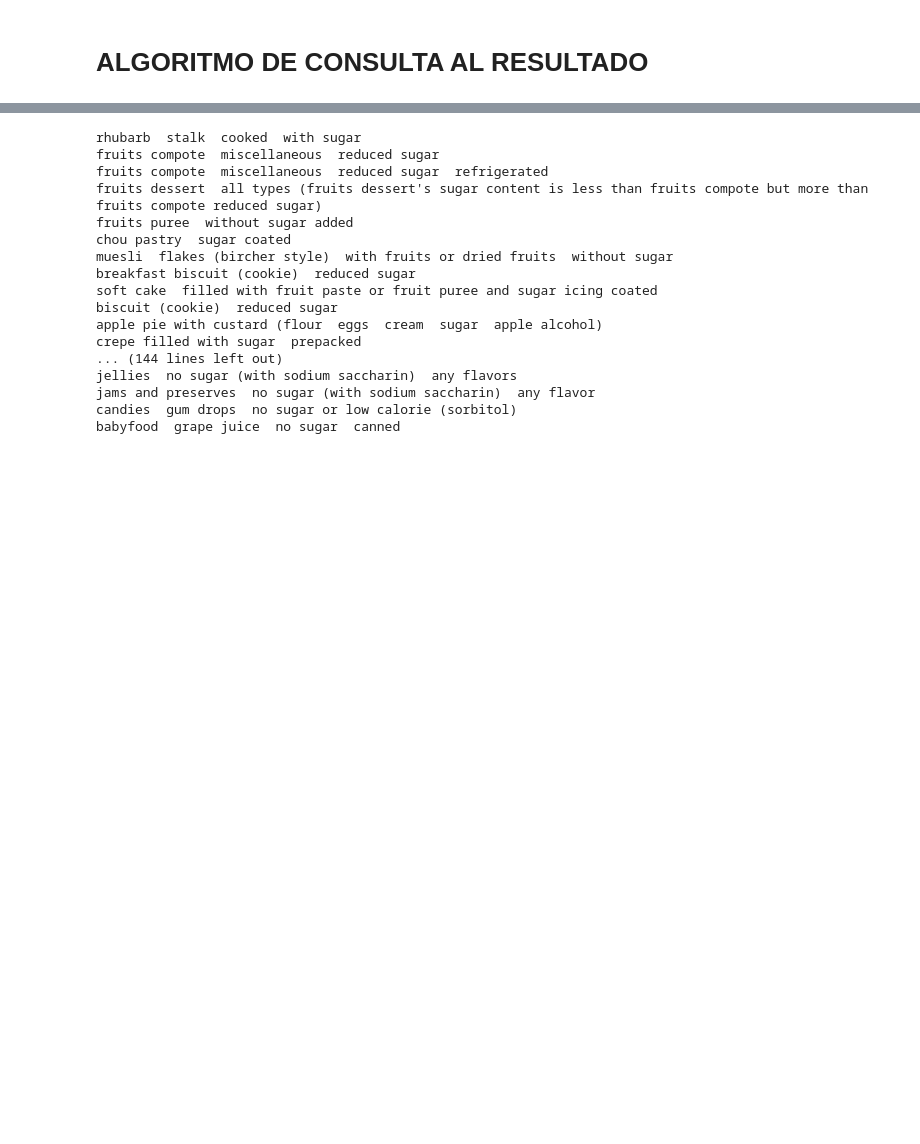
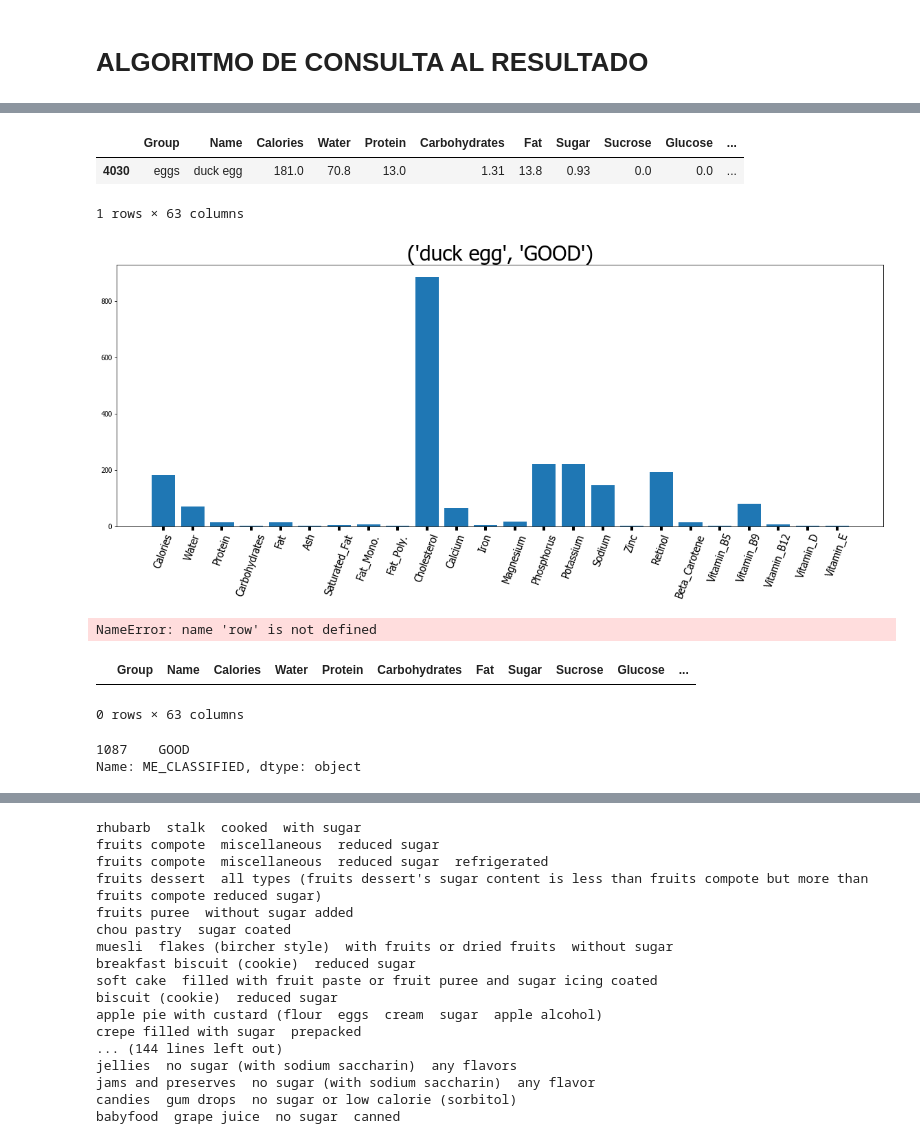
Before and after one commit to CMFV/FINAL_PROJECT, a Jupyter notebook: Clustering_data.ipynb, the cells around one changed output, grey strips where cells are left out. Saved outputs shown, nothing was run; the diff lists cells and outputs as text; code cells hidden in the pictures; blank space fills up the shorter version.

Commit message:
plots ya funcionando

```diff
--- a/Clustering_data.ipynb
+++ b/Clustering_data.ipynb
@@ -302,19 +389,17 @@ result
 # %%
-import textdistance
+def consulta(kw, lista):
+    metric = textdistance.cosine.distance
+    scores = enumerate(map(lambda x :metric(kw,x), lista))
+    scores = sorted(scores, key=lambda x:x[1])
+    return list(map(lambda x: (lista[x[0]], x[1]), scores))[:5]
 
-def consulta(kw):
-    metric = textdistance.cosine.distance
-    scores = enumerate(map(lambda x :metric(kw,x), lst))
-    scores = sorted(scores, key=lambda x:x[1])
-    index, score = scores[0]
-    return 'Select one of this dishes:', list(map(lambda x: (lst[x[0]], x[1]), scores))[:10]
+lista = filtro(inputo, column)
+resultado = consulta(inputo, lista)
 
-def filtro(kw):
-    lst = result['Name']
-    for i in lst:
-        if kw in i:
-            return consulta(kw)
-        else: return '{} is not in our database, please ask for other food'.format(kw)
-
-
-filtro("sugar")
+res = [alimento for alimento, score in resultado][0]
+res
+result[column==str(res)]
+# %% [output]
+|  | Group | Name | Calories | Water | Protein | Carbohydrates | Fat | Sugar | Sucrose | Glucose | ... |
+| 4030 | eggs | duck egg | 181.0 | 70.8 | 13.0 | 1.31 | 13.8 | 0.93 | 0.0 | 0.0 | ... |
+1 rows × 63 columns
@@ -324,0 +406,36 @@ def generateScores(kw, lst):
+# %%
+def plotter_selected (res, df, column):
+    row=df[column==str(res)]
+    row.reset_index(inplace=True,drop=True)
+    lst=[]
+    keys=[]
+    for i in range(len(row.columns)-3):
+        if float(row[row.columns[i+2]])>1:
+            lst.append((row[row.columns[i+2]][0]))
+            keys.append(row.columns[i+2])
+
+    f, ax = plt.subplots(figsize=(20,7))
+    plt.bar(keys,lst)
+    ax.tick_params(axis='x', rotation=70, length=6, width=4, labelsize=15)
+    plt.title((row.Name[0],row.ME_CLASSIFIED[0]), fontsize=30)
+    grafico_resultado=plt.show();
+    return grafico_resultado
+
+plotter_selected(res, result, column)
+# %% [output]
+[figure, added]
+# %%
+row
+# %% [output]
+NameError: name 'row' is not defined
+# %%
+result[column.str.contains(res)]
+# %% [output]
+|  | Group | Name | Calories | Water | Protein | Carbohydrates | Fat | Sugar | Sucrose | Glucose | ... |
+0 rows × 63 columns
+# %%
+clasificacion=prueba_fila['ME_CLASSIFIED']
+print(clasificacion)
+# %% [output]
+1087    GOOD
+Name: ME_CLASSIFIED, dtype: object
```
Also changed, not shown: parts of 9 cells of this notebook, 1 other file.
